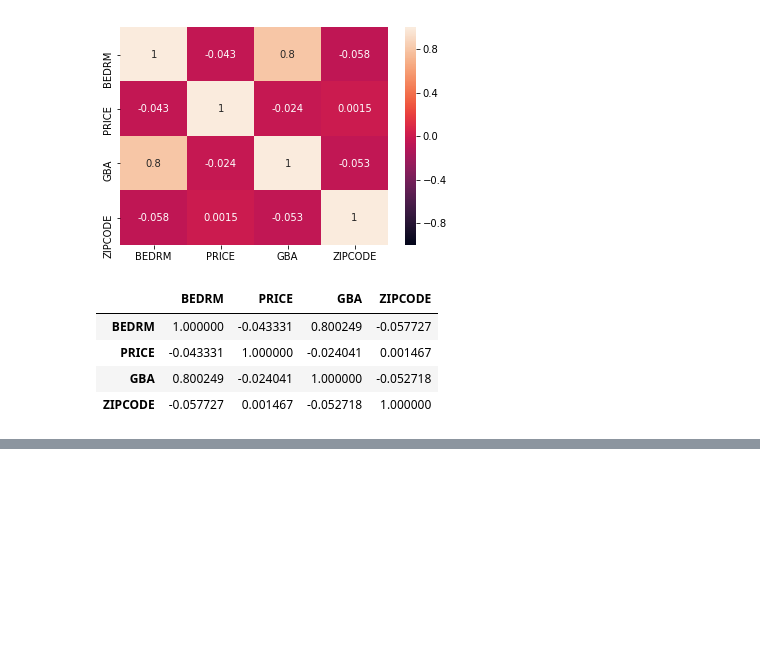
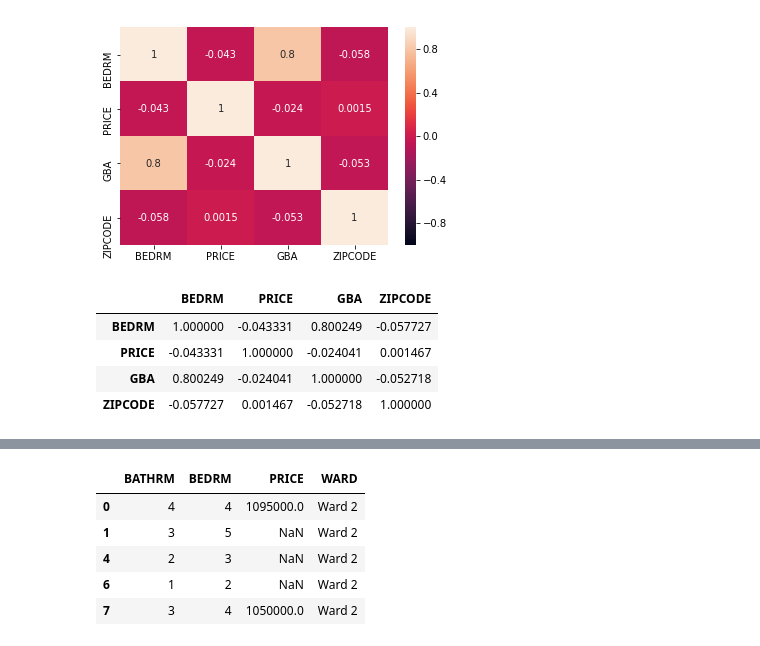
Before and after one commit to rossive/Project-1, a Jupyter notebook: Project 2-DC updated .ipynb, the cells around one changed output, grey strips where cells are left out. Saved outputs shown, nothing was run; the diff lists cells and outputs as text; code cells hidden in the pictures; blank space fills up the shorter version.

```diff
--- a/Project 2-DC updated .ipynb
+++ b/Project 2-DC updated .ipynb
@@ -318,0 +408,19 @@ stats_df.corr()
+# %%
+q1 = dcf['PRICE'].quantile(.25)
+q3 = dcf['PRICE'].quantile(.75)
+iqr = q3-q1
+toprange = q3 + iqr * 1.5
+botrange = q1 - iqr * 1.5
+
+copydf = dcf.copy()
+copydf = copydf.drop(copydf[copydf['PRICE'] > toprange].index)
+copydf = copydf.drop(copydf[copydf['PRICE'] < botrange].index)
+
+copydf.head()
+# %% [output]
+|  | BATHRM | BEDRM | PRICE | WARD |
+| 0 | 4 | 4 | 1095000.0 | Ward 2 |
+| 1 | 3 | 5 | NaN | Ward 2 |
+| 4 | 2 | 3 | NaN | Ward 2 |
+| 6 | 1 | 2 | NaN | Ward 2 |
+| 7 | 3 | 4 | 1050000.0 | Ward 2 |
```
Also changed, not shown: parts of 55 cells of this notebook.
